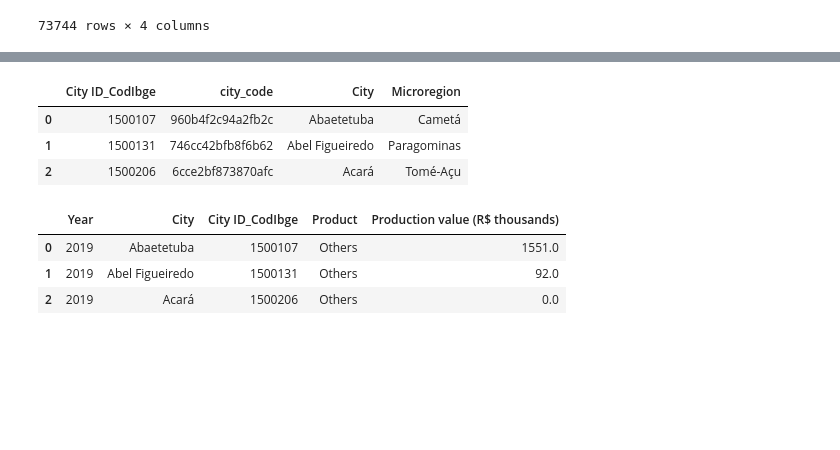
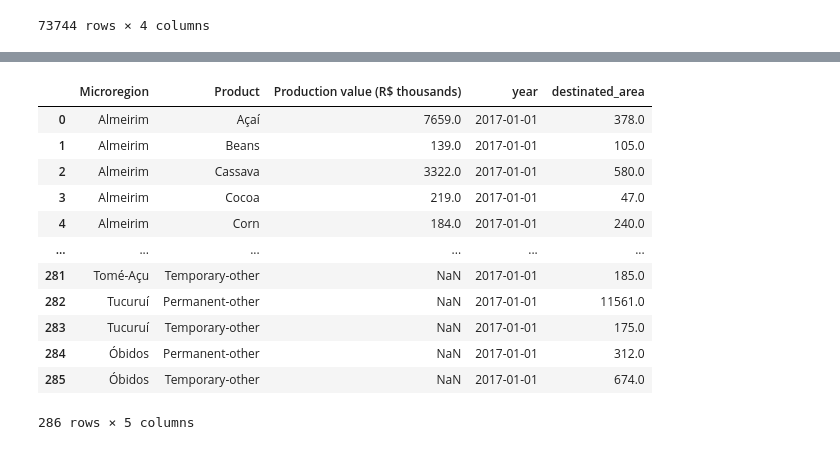
Before and after one commit to CEDipEngineering/BainStrategicChallenge, a Jupyter notebook: FaseFinal/explore.ipynb, the cells around one changed output, grey strips where cells are left out. Saved outputs shown, nothing was run; the diff lists cells and outputs as text; code cells hidden in the pictures; blank space fills up the shorter version.

```diff
--- a/FaseFinal/explore.ipynb
+++ b/FaseFinal/explore.ipynb
@@ -238,14 +255,17 @@ df_mic_prod_area_by_year = df_mic.merge(df_val, on='City ID_CodIbge', how='right
-# %%
-df_mic.head(3)
-# %% [output]
-|  | City ID_CodIbge | city_code | City | Microregion |
-| 0 | 1500107 | 960b4f2c94a2fb2c | Abaetetuba | Cametá |
-| 1 | 1500131 | 746cc42bfb8f6b62 | Abel Figueiredo | Paragominas |
-| 2 | 1500206 | 6cce2bf873870afc | Acará | Tomé-Açu |
-# %%
-df_val.head(3)
-# %% [output]
-|  | Year | City | City ID_CodIbge | Product | Production value (R$ thousands) |
-| 0 | 2019 | Abaetetuba | 1500107 | Others | 1551.0 |
-| 1 | 2019 | Abel Figueiredo | 1500131 | Others | 92.0 |
-| 2 | 2019 | Acará | 1500206 | Others | 0.0 |
+# %%
+val_by_area = df_mic_prod_value_by_year.merge(df_mic_prod_area_by_year, on=['Microregion', 'Product'], how = 'outer')
+val_by_area
+# %% [output]
+|  | Microregion | Product | Production value (R$ thousands) | year | destinated_area |
+| 0 | Almeirim | Açaí | 7659.0 | 2017-01-01 | 378.0 |
+| 1 | Almeirim | Beans | 139.0 | 2017-01-01 | 105.0 |
+| 2 | Almeirim | Cassava | 3322.0 | 2017-01-01 | 580.0 |
+| 3 | Almeirim | Cocoa | 219.0 | 2017-01-01 | 47.0 |
+| 4 | Almeirim | Corn | 184.0 | 2017-01-01 | 240.0 |
+| ... | ... | ... | ... | ... | ... |
+| 281 | Tomé-Açu | Temporary-other | NaN | 2017-01-01 | 185.0 |
+| 282 | Tucuruí | Permanent-other | NaN | 2017-01-01 | 11561.0 |
+| 283 | Tucuruí | Temporary-other | NaN | 2017-01-01 | 175.0 |
+| 284 | Óbidos | Permanent-other | NaN | 2017-01-01 | 312.0 |
+| 285 | Óbidos | Temporary-other | NaN | 2017-01-01 | 674.0 |
+286 rows × 5 columns
```
Also changed, not shown: parts of 9 cells of this notebook, 1 other file.
